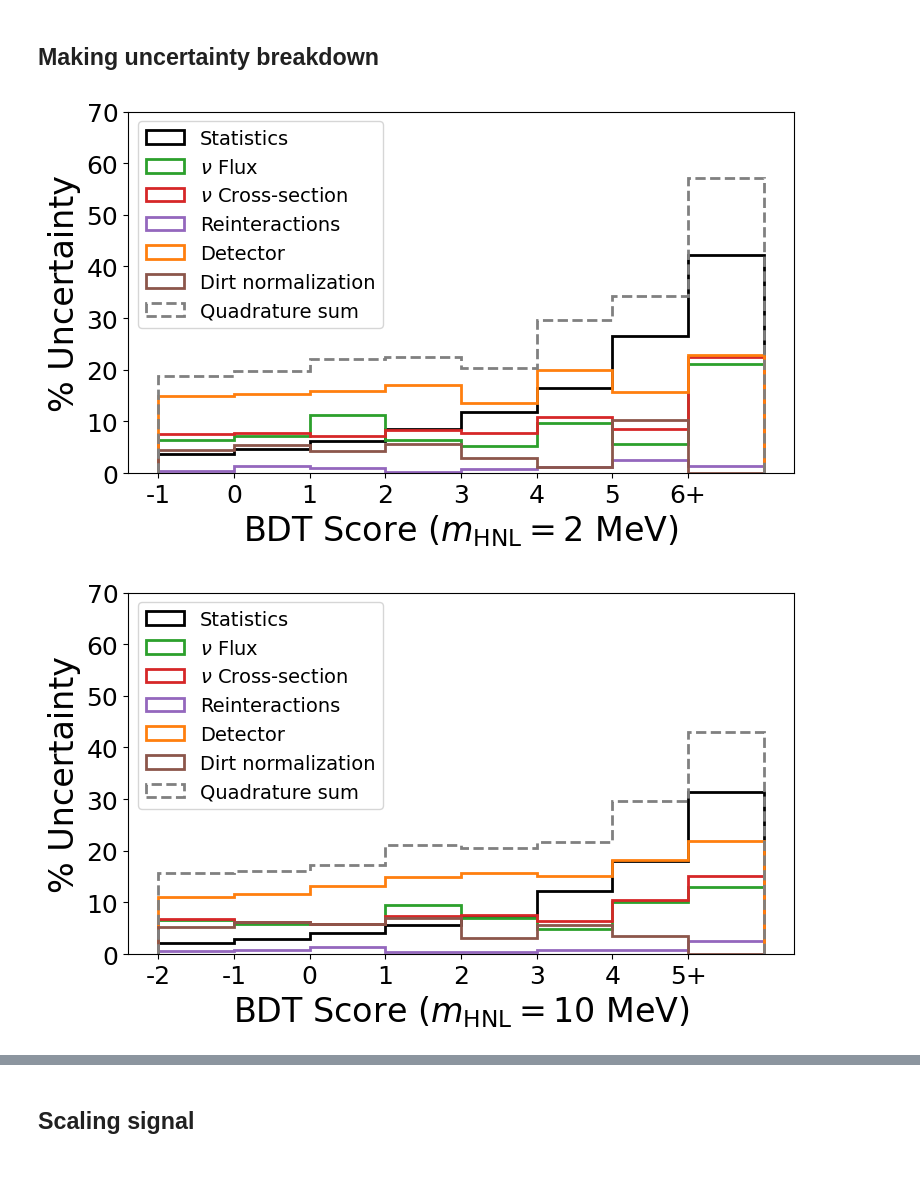
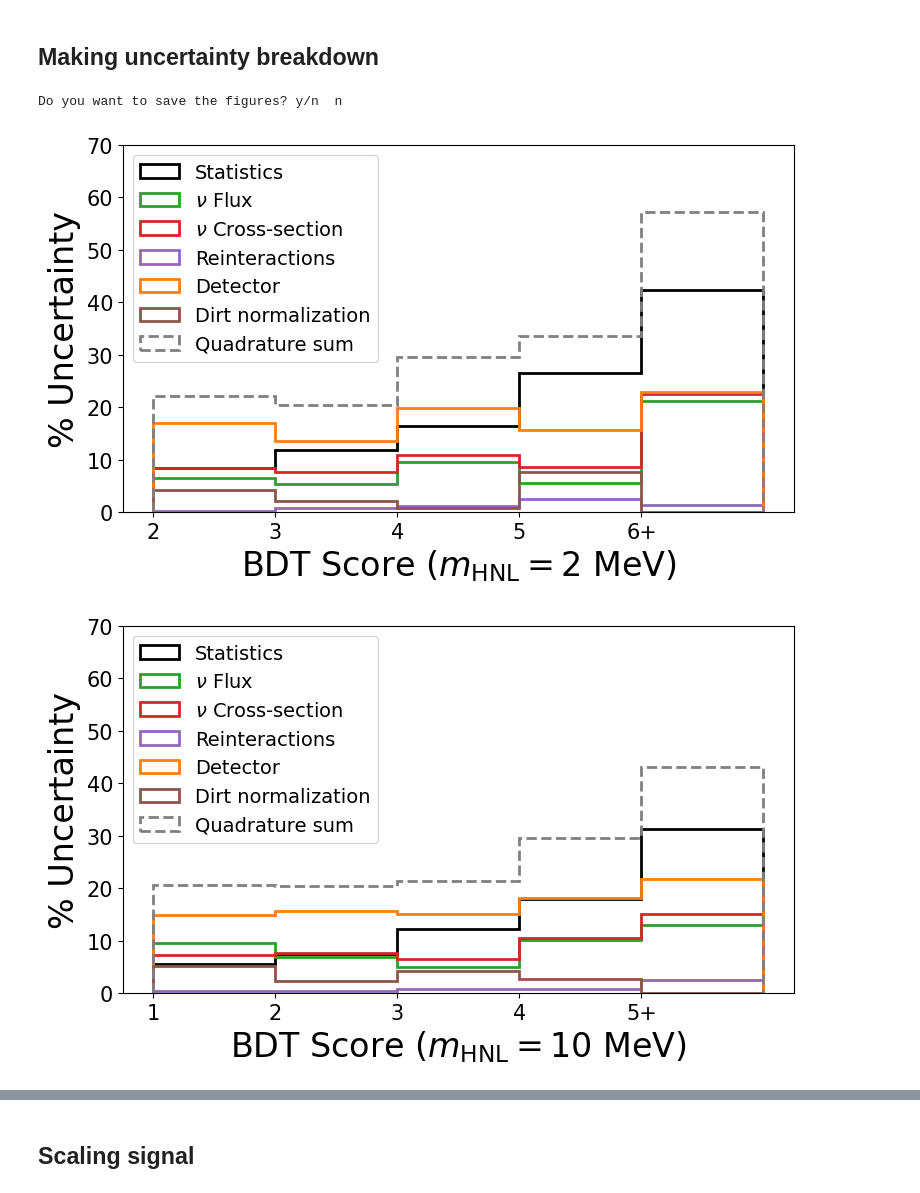
Before and after one commit to dmarsden01/uboone_HNL_analysis, a Jupyter notebook: 4_pyhf_limit.ipynb, the cells around one changed output, grey strips where cells are left out. Cells and saved outputs as stored; diff of their text form; code cells hidden in the pictures.

```diff
--- a/4_pyhf_limit.ipynb
+++ b/4_pyhf_limit.ipynb
@@ -32,7 +33,7 @@ Successful!
 # %%
 Params_pyhf = {"Stats_only":False,
                "Use_flat_sys":False,
-               "Num_bins_for_calc":8,
+               "Num_bins_for_calc":5,
                "Use_part_only":True,
                "Use_toys":True,
                "Num_toys":1000,
@@ -491,16 +205,29 @@ def plot_signal_total_unc_contributions(hist_dict, sig_stat_frac, bins_dict, bin
+# %%
+reload(Functions)
+
+sig_stat, bkg_stat = Functions.create_stat_unc_safe(Total_dict_both)
+
+sig_stat_r1, bkg_stat_r1 = Functions.create_stat_unc_safe(Total_dict_run1)
+sig_stat_r3, bkg_stat_r3 = Functions.create_stat_unc_safe(Total_dict_run3)
+
+sig_stat, overlay_stat, dirt_stat, beamoff_stat = Functions.create_individual_stat_unc_safe(Total_dict_both)
 # %%
+reload(PT)
+
 Run = "run3"
+
 if Run == "run1":
     hist_dict, bins_overflow, bins_cents = hist_dict_run1, bins_overflow_r1, bins_cents_overflow_r1
     bkg_stat_to_use, sig_stat_to_use = bkg_stat_r1, sig_stat_r1
     xticks_dict, vals_dict = xticks_dict_r1, vals_dict_r1
 if Run == "run3":
     hist_dict, bins_overflow, bins_cents = hist_dict_run3, bins_overflow_r3, bins_cents_overflow_r3
     bkg_stat_to_use, sig_stat_to_use = bkg_stat_r3, sig_stat_r3
     xticks_dict, vals_dict = xticks_dict_r3, vals_dict_r3
 
-plot_bkg_total_unc_contributions(hist_dict, bkg_stat_to_use, bins_overflow, bins_cents, xticks_dict, vals_dict,
-                                 Params_pyhf, Unc_colors, Run=Run, plot_total=True, savefigs=False)
+PT.plot_bkg_total_unc_contributions(hist_dict, bkg_stat_to_use, bins_overflow, bins_cents, xticks_dict, vals_dict,
+                                    Params_pyhf, Unc_colors, Run=Run, name_type=name_type, plot_total=True)
 # %% [output]
+Do you want to save the figures? y/n  n
-[figure, old version]
+[figure, new version]
-[figure, old version]
+[figure, new version]
```
Also changed, not shown: parts of 60 cells of this notebook, 5 other files.
